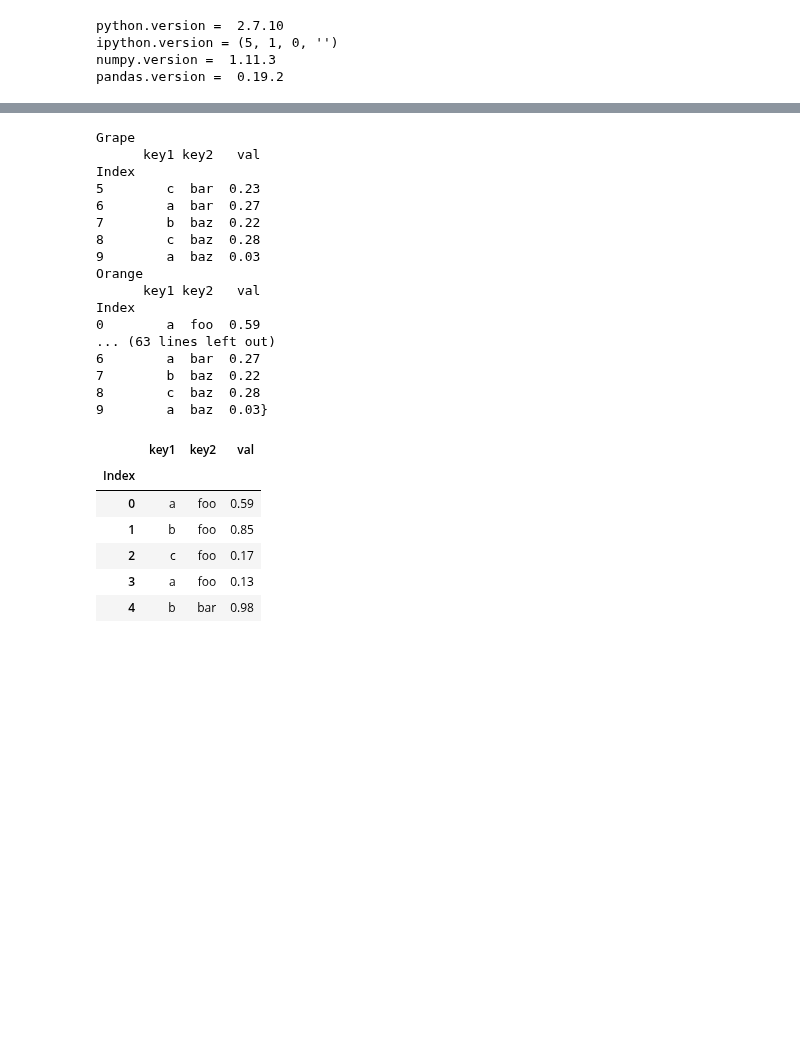
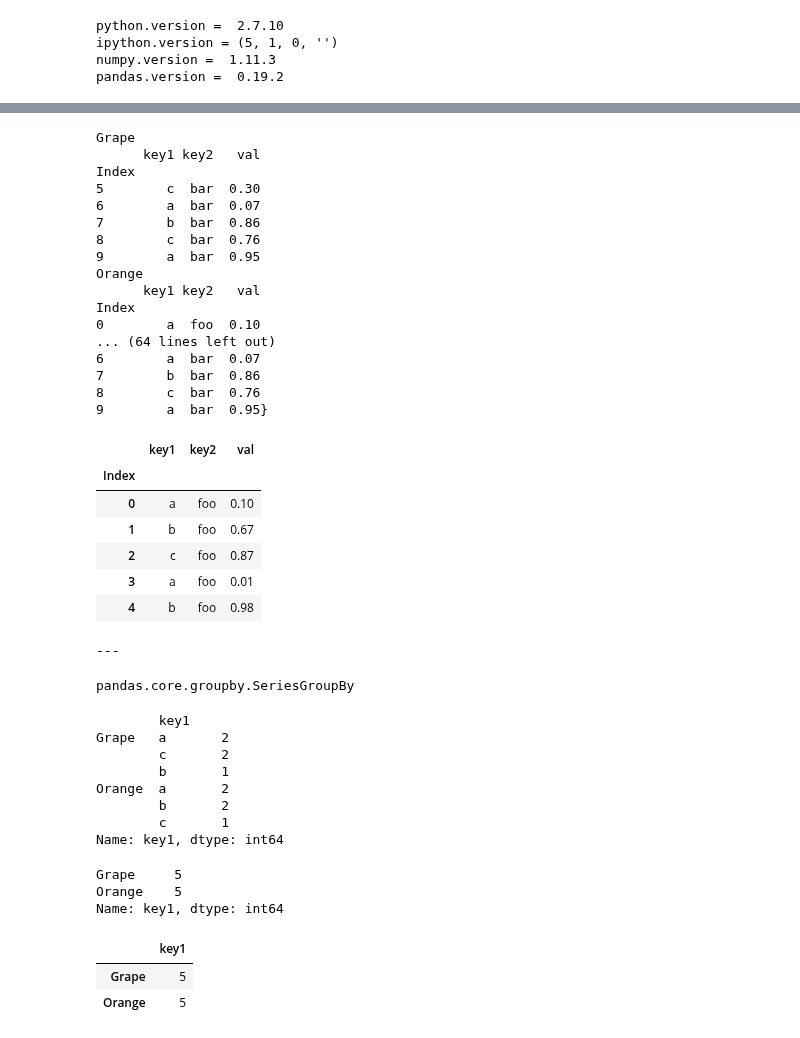
Before and after one commit to niranjv/ml-notes, a Jupyter notebook: notes/pandas-notes-4.ipynb, the cells around one changed output, grey strips where cells are left out. Cells and saved outputs as stored; diff of their text form; code cells hidden in the pictures; blank space fills up the shorter version.

```diff
--- a/notes/pandas-notes-4.ipynb
+++ b/notes/pandas-notes-4.ipynb
@@ -34,14 +40,15 @@ pandas.version =  0.19.2
 
 df = pd.DataFrame({
     'key1': ['a','b','c','a','b','c','a','b','c','a'],
-    'key2': ['foo','foo','foo','foo','bar','bar','bar','baz','baz','baz'],
+    'key2': ['foo']*5 + ['bar']*5,
     'val': np.round(np.random.rand(10),2)
 })
 df.index.name = 'Index'
 df
 
+
+grp_key1 = df.groupby('key1') # group by single column
 type(grp_key1)
-grp_key1 = df.groupby('key1')
 
 print 'count'
 type(grp_key1.count())
@@ -59,19 +66,22 @@ grp_key1.head(2)
 
 print 'mean'
 grp_key1.mean()
-grp_key1_key2 = df.groupby(['key1','key2']).count()
+
+print 'group by key1 & key2'
+grp_key1_key2 = df.groupby(['key1','key2']).count() # group by multiple columns
 type(grp_key1_key2)
 grp_key1_key2
 grp_key1_key2.unstack()
 
 print '---'
+print 'group by another array'
 fruits = ['Orange']*5 + ['Grape']*5
 fruits
 df.groupby(fruits).count()
+
+type(df.groupby([fruits, 'key1']))
 df.groupby([fruits, 'key1']).count()
 df.groupby([fruits, 'key1']).count().unstack()
-
-type(df.groupby([fruits, 'key1']).size())
 df.groupby([fruits, 'key1']).size()
 # %% [output]
 |  | key1 | key2 | val |
@@ -124,46 +134,72 @@ head(2):
 grp_fruits = df.groupby(fruits)
 for key, grp in grp_fruits:
     print key
     print grp
 
 print '---'
 
 grp_fruits_key1 = df.groupby([fruits, 'key1'])
 for (key1, key2), grp in grp_fruits_key1:
     print key1, key2
     print grp
     print ''
 
 print '---'
 
 # convert groups into dict with group label as key and associated df as value
 l = list(grp_fruits)
 print l
 print type(l[0])
+print '---'
 print dict(l)
 dict(l)['Orange']
+
+
+print '---'
+
+# select column(s) from GroupBy object
+type(grp_fruits['key1']) # return Series since single column name is passed
+grp_fruits['key1'].value_counts()
+grp_fruits['key1'].count()
+grp_fruits[['key1']].count() #  returns dataframe since list of columns names is passed
 # %% [output]
 Grape
       key1 key2   val
 Index
-5        c  bar  0.23
-6        a  bar  0.27
-7        b  baz  0.22
-8        c  baz  0.28
-9        a  baz  0.03
+5        c  bar  0.30
+6        a  bar  0.07
+7        b  bar  0.86
+8        c  bar  0.76
+9        a  bar  0.95
 Orange
       key1 key2   val
 Index
-0        a  foo  0.59
-... (63 lines left out)
-6        a  bar  0.27
-7        b  baz  0.22
-8        c  baz  0.28
-9        a  baz  0.03}
+0        a  foo  0.10
+... (64 lines left out)
+6        a  bar  0.07
+7        b  bar  0.86
+8        c  bar  0.76
+9        a  bar  0.95}
 |  | key1 | key2 | val |
 | Index |  |  |  |
-| 0 | a | foo | 0.59 |
-| 1 | b | foo | 0.85 |
-| 2 | c | foo | 0.17 |
-| 3 | a | foo | 0.13 |
-| 4 | b | bar | 0.98 |
+| 0 | a | foo | 0.10 |
+| 1 | b | foo | 0.67 |
+| 2 | c | foo | 0.87 |
+| 3 | a | foo | 0.01 |
+| 4 | b | foo | 0.98 |
+---
+pandas.core.groupby.SeriesGroupBy
+        key1
+Grape   a       2
+        c       2
+        b       1
+Orange  a       2
+        b       2
+        c       1
+Name: key1, dtype: int64
+Grape     5
+Orange    5
+Name: key1, dtype: int64
+|  | key1 |
+| Grape | 5 |
+| Orange | 5 |
```
Also changed, not shown: parts of 6 cells of this notebook.
